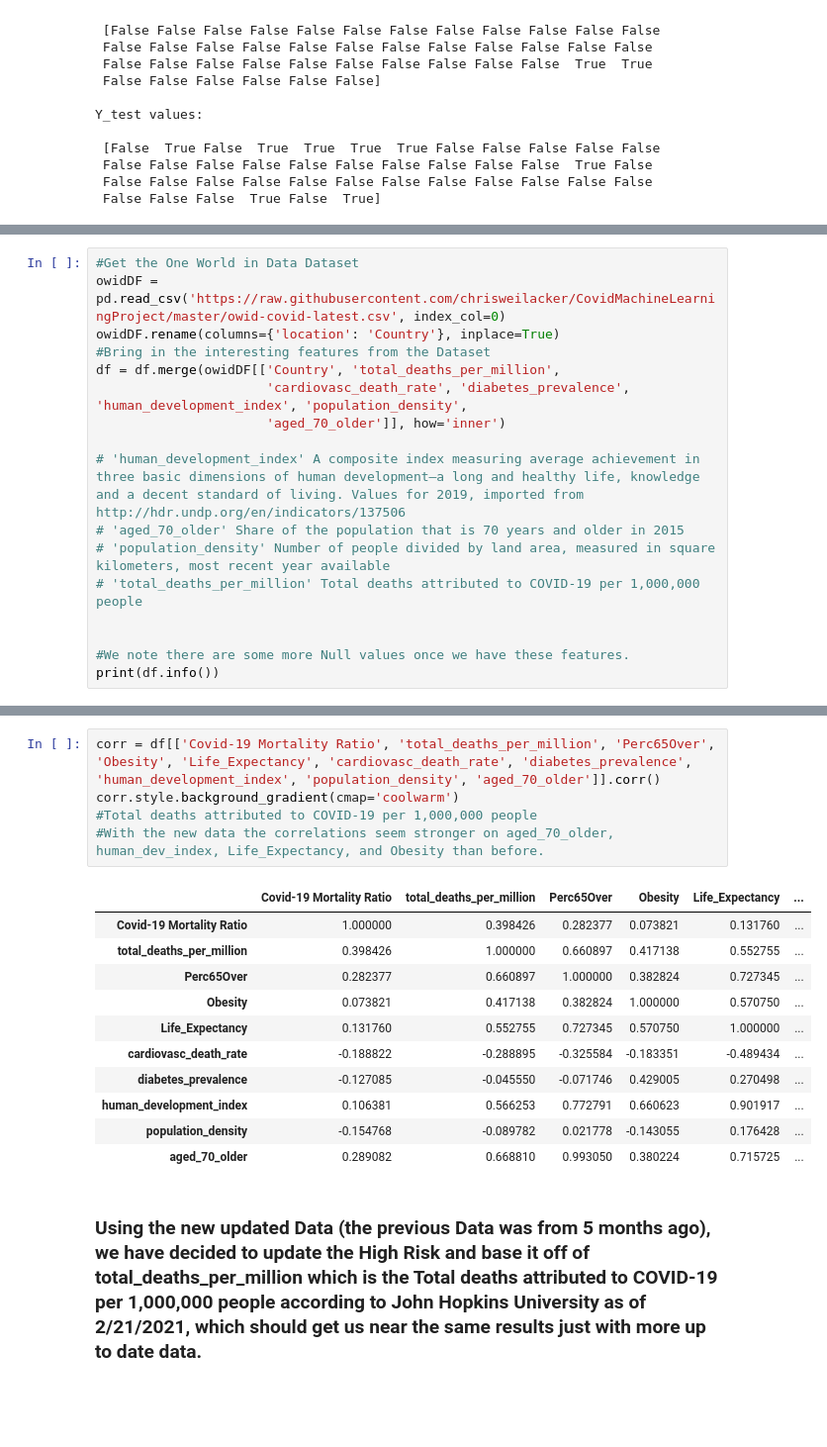
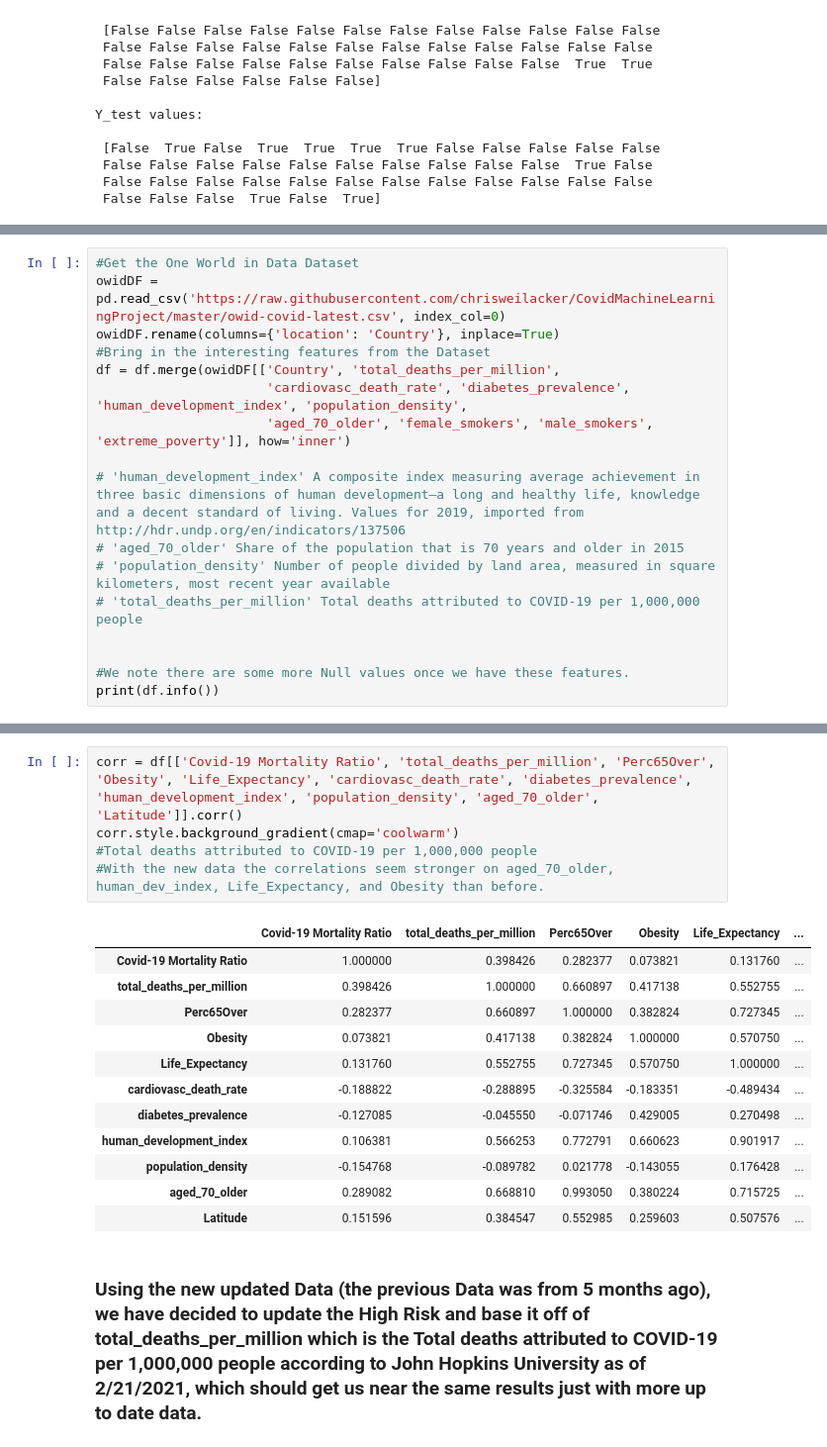
Before and after one commit to chrisweilacker/CovidMachineLearningProject, a Jupyter notebook: CovidMLProject.ipynb, the cells around one changed output, grey strips where cells are left out. Shown at 99% size. Drawn from its saved outputs; the diff is of its cells as text; blank space fills up the shorter version.

```diff
--- a/CovidMLProject.ipynb
+++ b/CovidMLProject.ipynb
@@ -247,7 +247,7 @@ owidDF.rename(columns={'location': 'Country'}, inplace=True)
 #Bring in the interesting features from the Dataset
 df = df.merge(owidDF[['Country', 'total_deaths_per_million',
                       'cardiovasc_death_rate', 'diabetes_prevalence', 'human_development_index', 'population_density',
-                      'aged_70_older']], how='inner')
+                      'aged_70_older', 'female_smokers', 'male_smokers', 'extreme_poverty']], how='inner')
 
 # 'human_development_index' A composite index measuring average achievement in three basic dimensions of human development—a long and healthy life, knowledge and a decent standard of living. Values for 2019, imported from http://hdr.undp.org/en/indicators/137506
 # 'aged_70_older' Share of the population that is 70 years and older in 2015
@@ -277,21 +277,22 @@ memory usage: 21.0+ KB
 None
 # %%
-corr = df[['Covid-19 Mortality Ratio', 'total_deaths_per_million', 'Perc65Over', 'Obesity', 'Life_Expectancy', 'cardiovasc_death_rate', 'diabetes_prevalence', 'human_development_index', 'population_density', 'aged_70_older']].corr()
+corr = df[['Covid-19 Mortality Ratio', 'total_deaths_per_million', 'Perc65Over', 'Obesity', 'Life_Expectancy', 'cardiovasc_death_rate', 'diabetes_prevalence', 'human_development_index', 'population_density', 'aged_70_older', 'Latitude']].corr()
 corr.style.background_gradient(cmap='coolwarm')
 #Total deaths attributed to COVID-19 per 1,000,000 people
 #With the new data the correlations seem stronger on aged_70_older, human_dev_index, Life_Expectancy, and Obesity than before.
 # %% [output]
 |  | Covid-19 Mortality Ratio | total_deaths_per_million | Perc65Over | Obesity | Life_Expectancy | ... |
 | Covid-19 Mortality Ratio | 1.000000 | 0.398426 | 0.282377 | 0.073821 | 0.131760 | ... |
 | total_deaths_per_million | 0.398426 | 1.000000 | 0.660897 | 0.417138 | 0.552755 | ... |
 | Perc65Over | 0.282377 | 0.660897 | 1.000000 | 0.382824 | 0.727345 | ... |
 | Obesity | 0.073821 | 0.417138 | 0.382824 | 1.000000 | 0.570750 | ... |
 | Life_Expectancy | 0.131760 | 0.552755 | 0.727345 | 0.570750 | 1.000000 | ... |
 | cardiovasc_death_rate | -0.188822 | -0.288895 | -0.325584 | -0.183351 | -0.489434 | ... |
 | diabetes_prevalence | -0.127085 | -0.045550 | -0.071746 | 0.429005 | 0.270498 | ... |
 | human_development_index | 0.106381 | 0.566253 | 0.772791 | 0.660623 | 0.901917 | ... |
 | population_density | -0.154768 | -0.089782 | 0.021778 | -0.143055 | 0.176428 | ... |
 | aged_70_older | 0.289082 | 0.668810 | 0.993050 | 0.380224 | 0.715725 | ... |
+| Latitude | 0.151596 | 0.384547 | 0.552985 | 0.259603 | 0.507576 | ... |
 # %% [markdown]
 ### Using the new updated Data (the previous Data was from 5 months ago), we have decided to update the High Risk and base it off of total_deaths_per_million which is the Total deaths attributed to COVID-19 per 1,000,000 people according to John Hopkins University as of 2/21/2021, which should get us near the same results just with more up to date data.
 # %%
```
Also changed, not shown: parts of 32 cells of this notebook, 3 other files.
